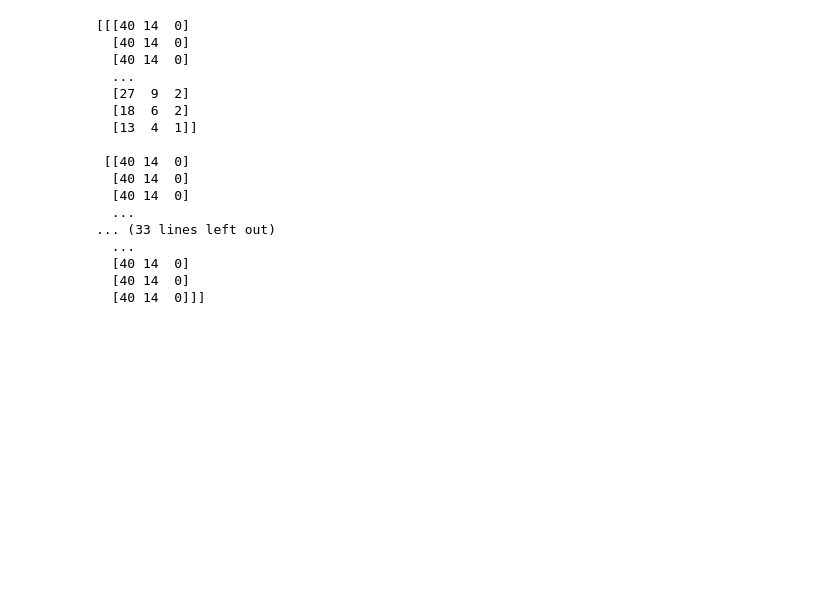
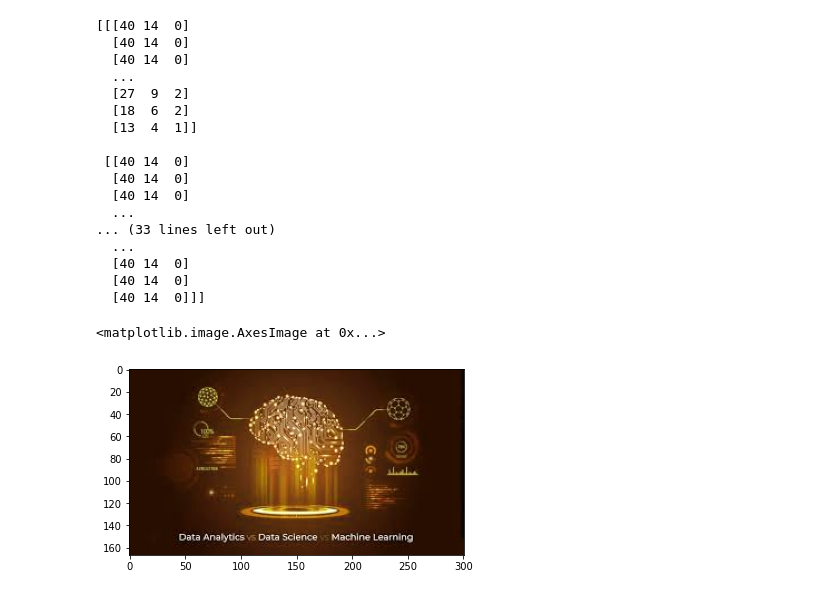
Before and after one commit to nnilocoelho/computer-vision, a Jupyter notebook: nb01.ipynb, the cells around one changed output. Cells and saved outputs as stored; diff of their text form; code cells hidden in the pictures; blank space fills up the shorter version.

```diff
--- a/nb01.ipynb
+++ b/nb01.ipynb
@@ -44,3 +46,9 @@ print(imagem)
   [40 14  0]
   [40 14  0]
   [40 14  0]]]
+# %%
+# Apresentação de imagem com  Matplotlib
+plt.imshow(imagem)
+# %% [output]
+<matplotlib.image.AxesImage at 0x...>
+[figure, added]
```
Also changed, not shown: parts of 1 cell of this notebook.
